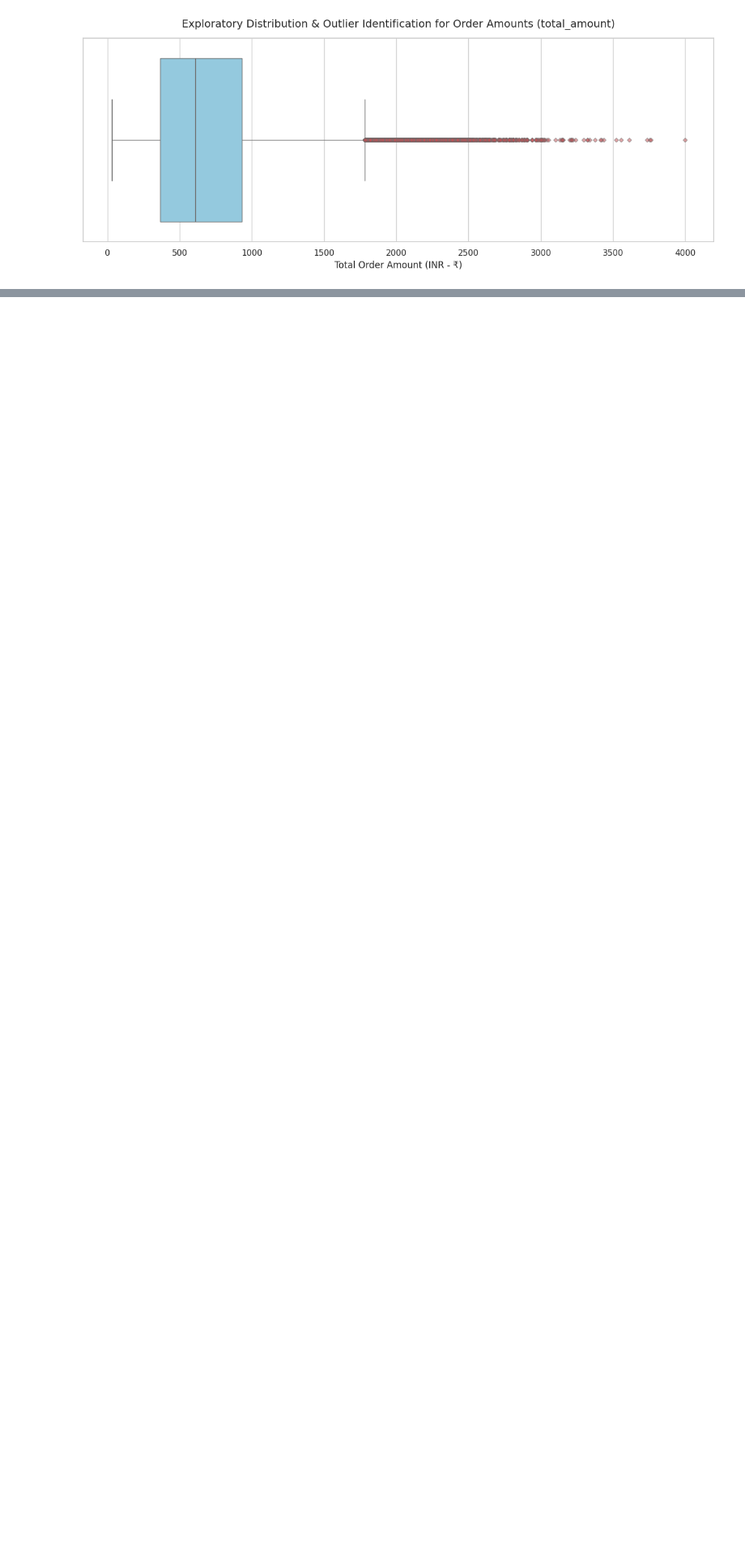
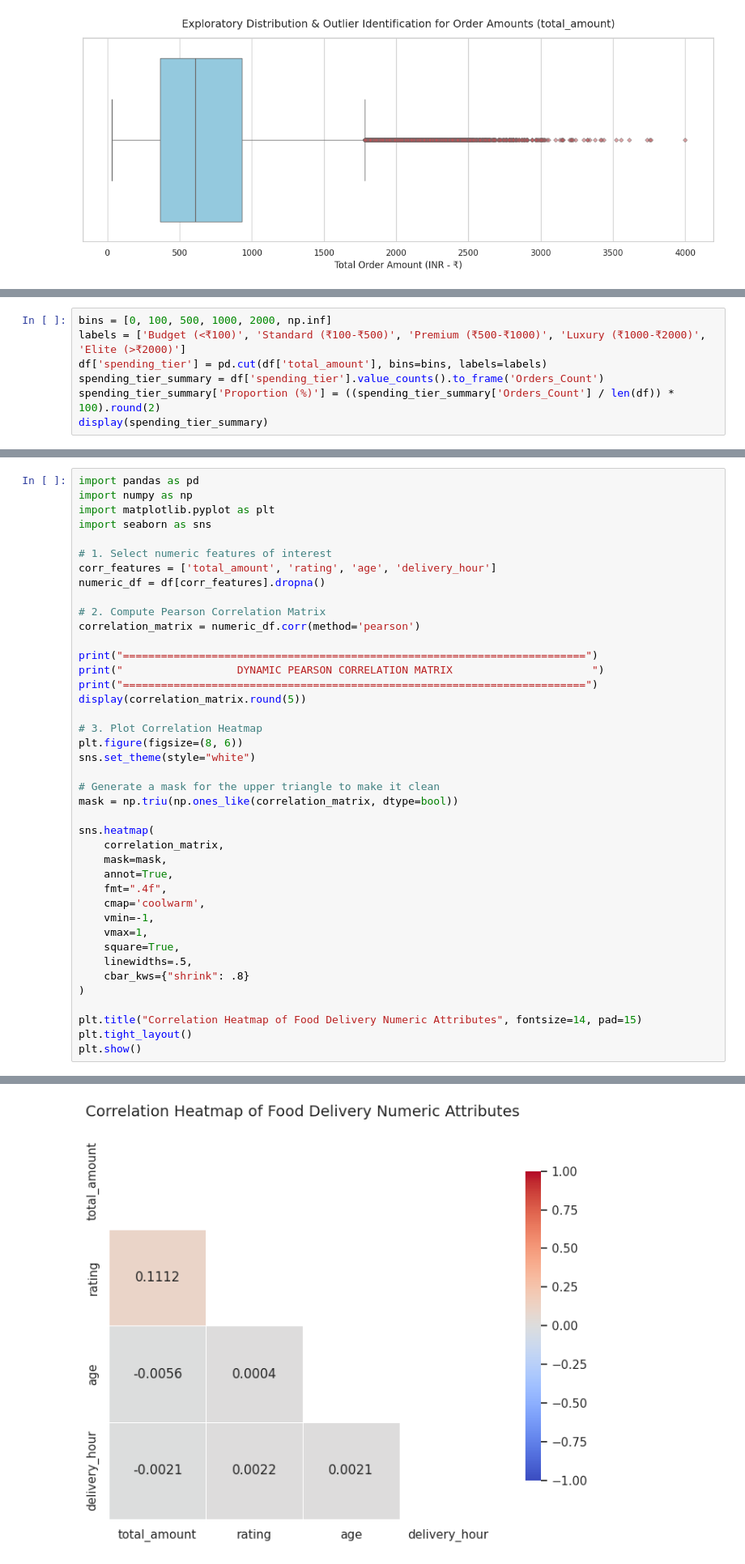
Before and after one commit to pranav662/Food_Delivery_Data_Analysis_FDS_Project, a Jupyter notebook: Food_Delivery_Data_Analysis.ipynb, the cells around one changed output, grey strips where cells are left out. Shown at 81% size. Cells and saved outputs as stored; diff of their text form; blank space fills up the shorter version.

```diff
--- a/Food_Delivery_Data_Analysis.ipynb
+++ b/Food_Delivery_Data_Analysis.ipynb
@@ -1568,0 +731,7 @@ print("\n[Colab Download Instructions]: Open the left files sidebar to locate an
+# %%
+bins = [0, 100, 500, 1000, 2000, np.inf]
+labels = ['Budget (<₹100)', 'Standard (₹100-₹500)', 'Premium (₹500-₹1000)', 'Luxury (₹1000-₹2000)', 'Elite (>₹2000)']
+df['spending_tier'] = pd.cut(df['total_amount'], bins=bins, labels=labels)
+spending_tier_summary = df['spending_tier'].value_counts().to_frame('Orders_Count')
+spending_tier_summary['Proportion (%)'] = ((spending_tier_summary['Orders_Count'] / len(df)) * 100).round(2)
+display(spending_tier_summary)
@@ -1568,0 +781,42 @@ print("\n[Colab Download Instructions]: Open the left files sidebar to locate an
+# %%
+import pandas as pd
+import numpy as np
+import matplotlib.pyplot as plt
+import seaborn as sns
+
+# 1. Select numeric features of interest
+corr_features = ['total_amount', 'rating', 'age', 'delivery_hour']
+numeric_df = df[corr_features].dropna()
+
+# 2. Compute Pearson Correlation Matrix
+correlation_matrix = numeric_df.corr(method='pearson')
+
+print("=========================================================================")
+print("                  DYNAMIC PEARSON CORRELATION MATRIX                      ")
+print("=========================================================================")
+display(correlation_matrix.round(5))
+
+# 3. Plot Correlation Heatmap
+plt.figure(figsize=(8, 6))
+sns.set_theme(style="white")
+
+# Generate a mask for the upper triangle to make it clean
+mask = np.triu(np.ones_like(correlation_matrix, dtype=bool))
+
+sns.heatmap(
+    correlation_matrix,
+    mask=mask,
+    annot=True,
+    fmt=".4f",
+    cmap='coolwarm',
+    vmin=-1,
+    vmax=1,
+    square=True,
+    linewidths=.5,
+    cbar_kws={"shrink": .8}
+)
+
+plt.title("Correlation Heatmap of Food Delivery Numeric Attributes", fontsize=14, pad=15)
+plt.tight_layout()
+plt.show()
+# %% [output]
@@ -1568,0 +831 @@ print("\n[Colab Download Instructions]: Open the left files sidebar to locate an
+[figure, added]
```
Also changed, not shown: parts of 95 cells of this notebook.
